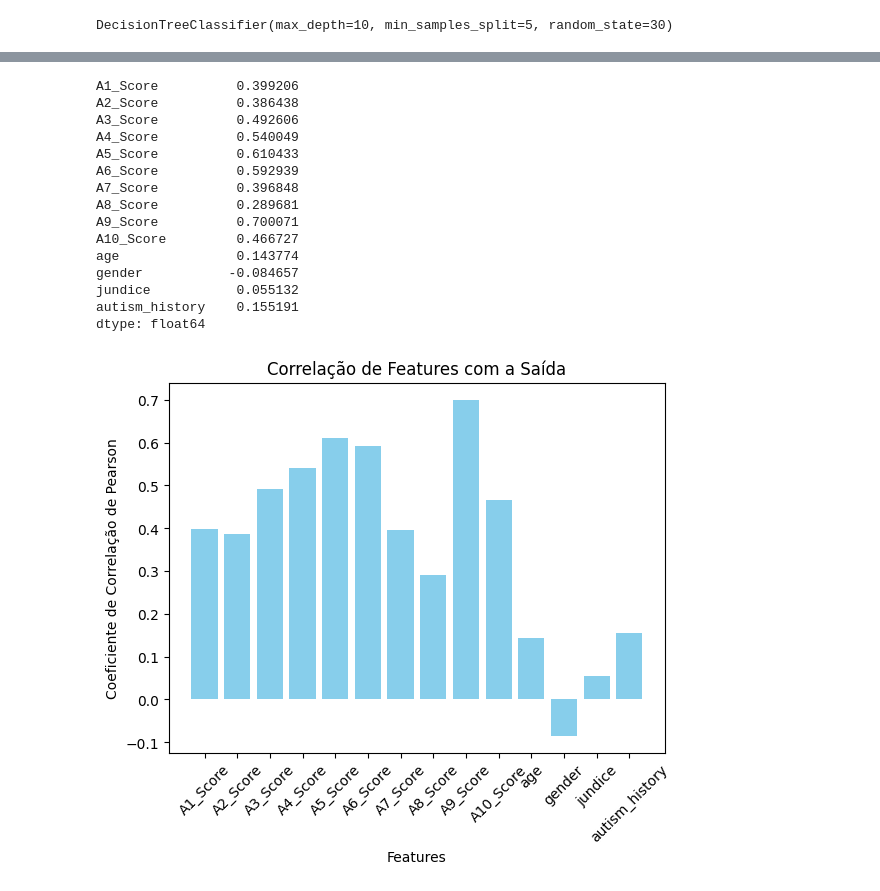
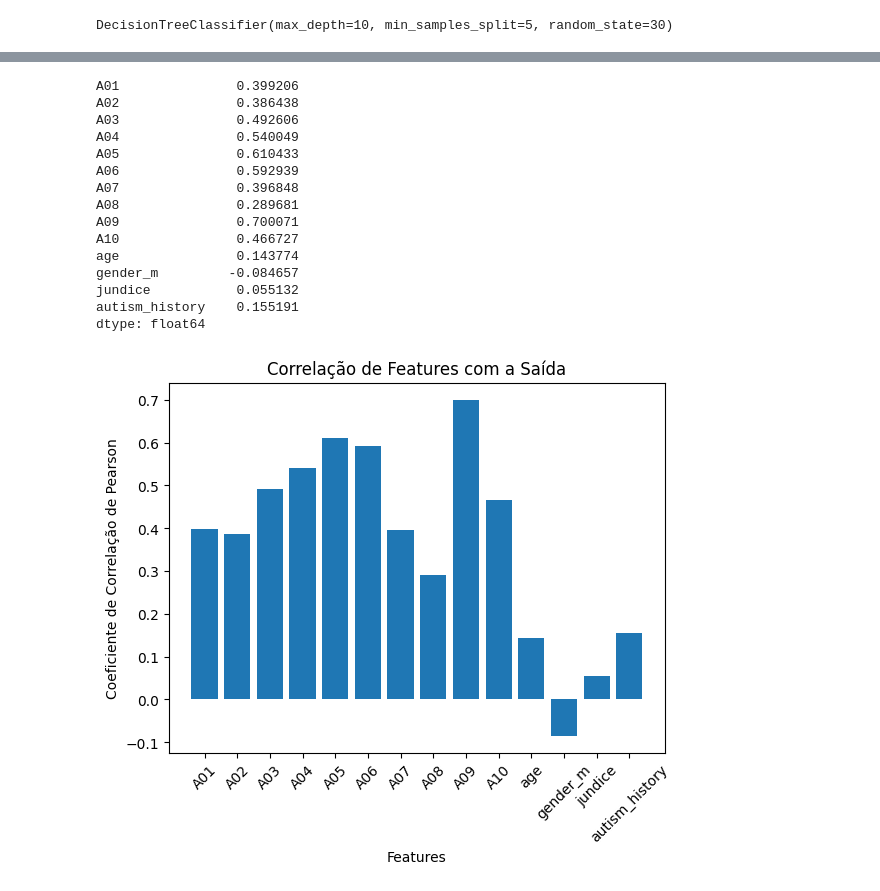
Before and after one commit to carinalanchine/aprendizado-de-maquina-saude, a Jupyter notebook: Projeto de aplicação/main.ipynb, the cells around one changed output, grey strips where cells are left out. Cells and saved outputs as stored; diff of their text form; code cells hidden in the pictures.

```diff
--- a/Projeto de aplicação/main.ipynb
+++ b/Projeto de aplicação/main.ipynb
@@ -40,6 +61,5 @@ dataset.describe()
 # %%
-# removendo algumas colunas irrelevantes e renomeando outras para melhorar a legibilidade
 dataset = dataset.drop(columns =['ethnicity', 'contry_of_res', 'used_app_before', 'age_desc', 'relation', 'result'])
-dataset = dataset.rename(columns={'austim': 'autism_history', 'Class/ASD': 'autism'})
+dataset = dataset.rename(columns={'austim': 'autism_history',  'Class/ASD': 'autism', 'A1_Score': 'A01', 'A2_Score': 'A02', 'A3_Score': 'A03', 'A4_Score': 'A04', 'A5_Score': 'A05', 'A6_Score': 'A06', 'A7_Score': 'A07', 'A8_Score': 'A08', 'A9_Score': 'A09', 'A10_Score': 'A10', })
 dataset.head()
 # %% [output]
@@ -121,6 +145,4 @@ dtype: object
 # %%
-# convertendo float64 para int64
-cols_to_convert = ['age']
-dataset[cols_to_convert] = dataset[cols_to_convert].astype('int64')
+dataset['age'] = dataset['age'].astype('int64')
 print(dataset.dtypes)
 # %% [output]
@@ -143,6 +167,6 @@ dtype: object
 # %%
-# fazendo label encoding nas colunas
 label_encoder = LabelEncoder()
 dataset[['autism', 'autism_history', 'gender', 'jundice']] = dataset[['autism', 'autism_history', 'gender', 'jundice']].apply(label_encoder.fit_transform)
+dataset = dataset.rename(columns={'gender': 'gender_m'})
 dataset.head()
 # %% [output]
@@ -372,29 +416,29 @@ autism_history: 0.0036
 # %%
-# coeficiente de correlação de Pearson
+# Coeficiente de correlação de Pearson
 correlacoes = X.corrwith(y)
 print(correlacoes)
 
-# plotar o gráfico de barras
-plt.bar(correlacoes.index, correlacoes.values, color='skyblue')
+# Plotando o gráfico de barras
+plt.bar(correlacoes.index, correlacoes.values)
 plt.xlabel('Features')
 plt.ylabel('Coeficiente de Correlação de Pearson')
 plt.title('Correlação de Features com a Saída')
 plt.xticks(rotation=45)
 plt.show()
 # %% [output]
-A1_Score          0.399206
-A2_Score          0.386438
-A3_Score          0.492606
-A4_Score          0.540049
-A5_Score          0.610433
-A6_Score          0.592939
-A7_Score          0.396848
-A8_Score          0.289681
-A9_Score          0.700071
-A10_Score         0.466727
+A01               0.399206
+A02               0.386438
+A03               0.492606
+A04               0.540049
+A05               0.610433
+A06               0.592939
+A07               0.396848
+A08               0.289681
+A09               0.700071
+A10               0.466727
 age               0.143774
-gender           -0.084657
+gender_m         -0.084657
 jundice           0.055132
 autism_history    0.155191
 dtype: float64
-[figure, old version]
+[figure, new version]
```
Also changed, not shown: parts of 40 cells of this notebook.
